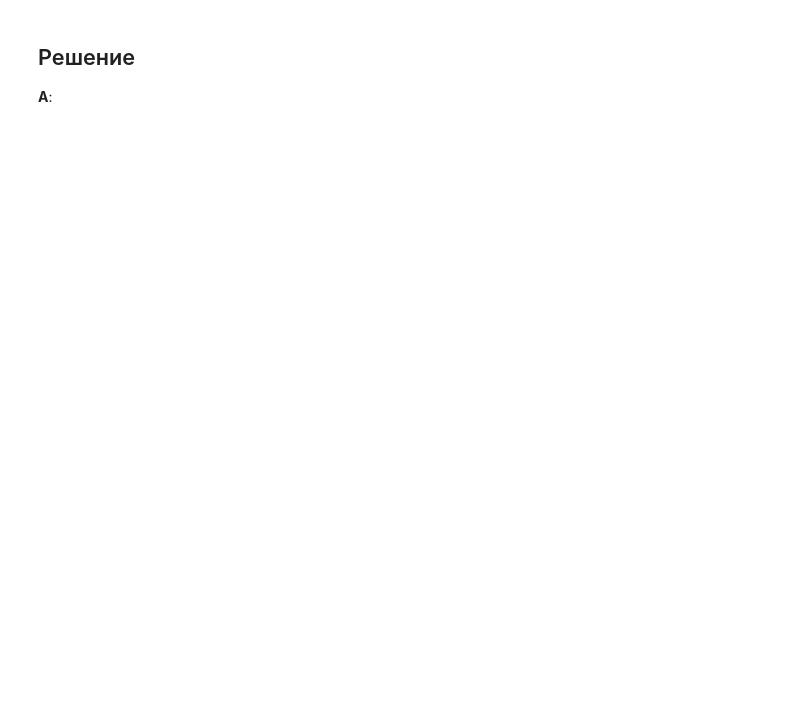
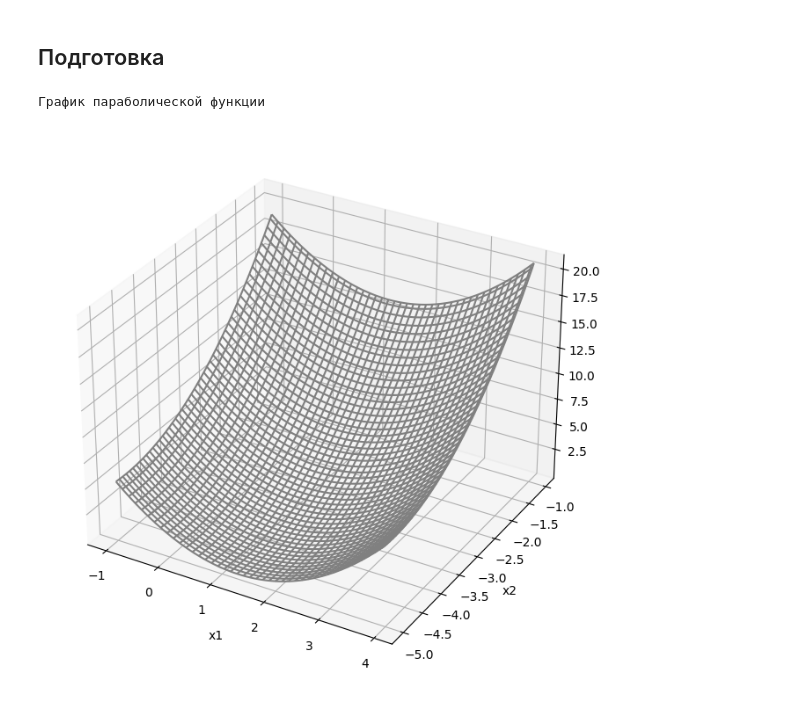
Before and after one commit to vgorbikov/optimization_mthds, a Jupyter notebook: lab2.ipynb, the cells around one changed output. Drawn from its saved outputs; the diff is of its cells as text; code cells hidden in the pictures; blank space fills up the shorter version.

```diff
--- a/lab2.ipynb
+++ b/lab2.ipynb
@@ -9,9 +11,8 @@ $$[x_1', x_1''] \times [x_2', x_2'']= [-1, 2] \times [-3, 3]$$
 $$\epsilon = 0.01$$
 
 **Б**: Методом Ньютона найти точку минимума $(x_1^*, x_2^*)$ той же функции $f(x_1, x_2)$ на множестве $[x_1', x_1''] \times [x_2', x_2'']$ с точностью $\epsilon$ и минимальное значение $f_*$, начальную точку определить самостоятельно, сравнить время поиска точки минимума двумя предложенными алгоритмами.
-# %% [markdown]
-## Решение
-**А**:
+# %% [markdown]
+## Подготовка
 # %%
 from typing import Callable, Tuple
 import time
@@ -38,0 +61,6 @@ def timer():
+# %%
+show_area_3d(parab, (-1, 4), (-5, -1))
+print("График параболической функции")
+# %% [output]
+График параболической функции
+[figure, added]
```
Also changed, not shown: parts of 15 cells of this notebook.
